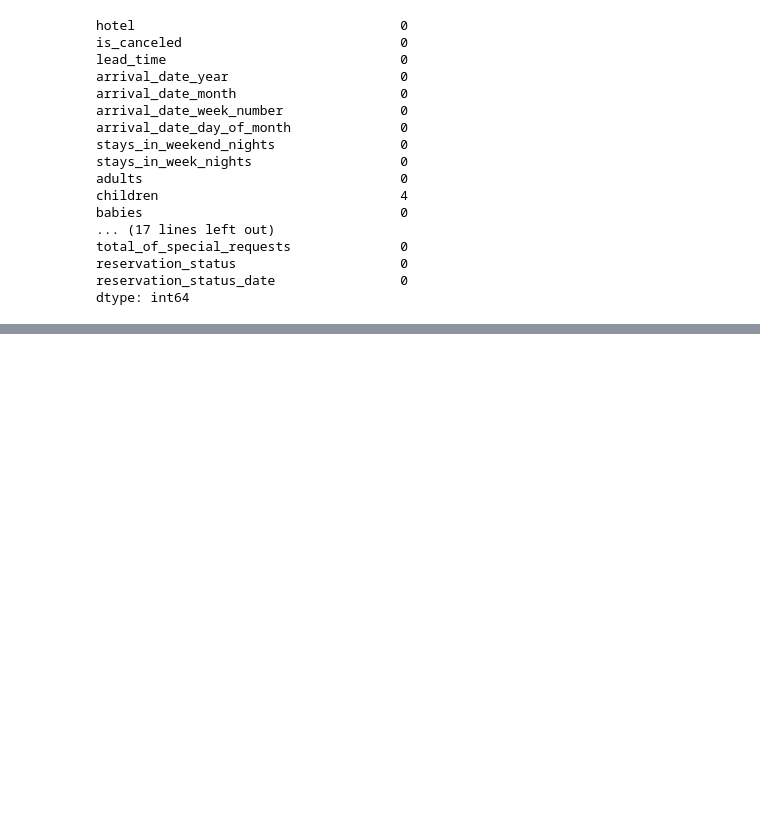
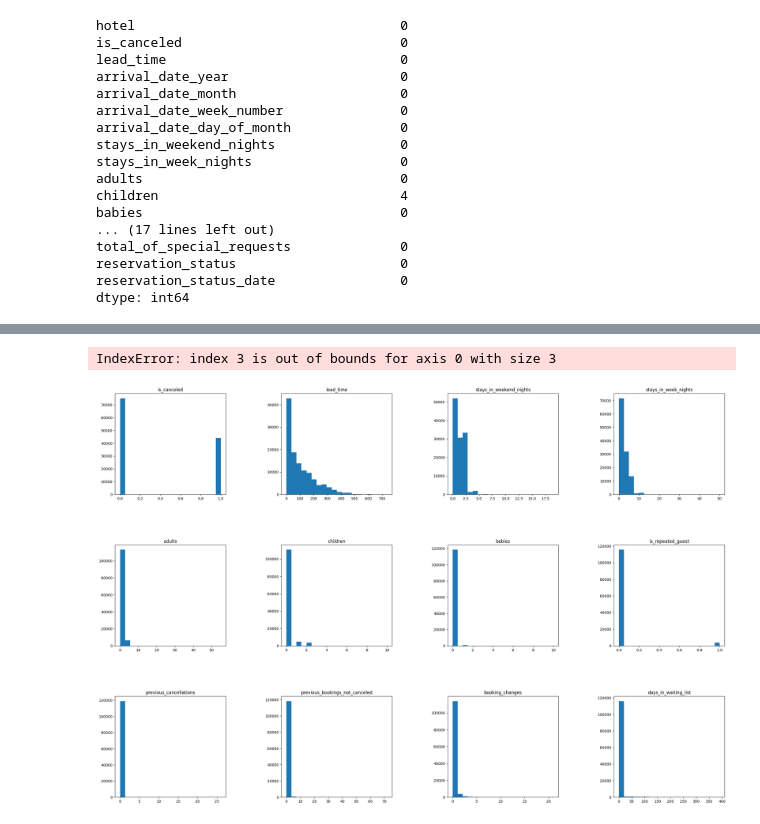
Before and after one commit to TraceGrain1/si618_final_project, a Jupyter notebook: Final_Project_Notebook.ipynb, the cells around one changed output, grey strips where cells are left out. Cells and saved outputs as stored; diff of their text form; code cells hidden in the pictures; blank space fills up the shorter version.

```diff
--- a/Final_Project_Notebook.ipynb
+++ b/Final_Project_Notebook.ipynb
@@ -202,6 +201,0 @@ hotel_bookings.describe(include='category')
-# %%
-# Plot the distibution of each of the numerical columns
-for i in hotel_bookings.select_dtypes(include='number').columns:
-    plt.hist(hotel_bookings[i], bins=20)
-    plt.title(i)
-    plt.show()
@@ -221,0 +202,32 @@ for i in hotel_bookings.select_dtypes(include='number').columns:
+# %%
+# use subplots to plot the distribution of each of the numerical columns in a histogram
+# this will allow us to see the distribution of each column in one plot
+fig, ax = plt.subplots(3, 4, figsize=(30, 20))
+
+# create a list of the numerical columns
+num_cols = hotel_bookings.select_dtypes(include='number').columns
+
+# create a counter to keep track of the row and column we are on
+row = 0
+col = 0
+
+# loop through each of the numerical columns
+for i in num_cols:
+    # plot the histogram of the column
+    ax[row, col].hist(hotel_bookings[i], bins=20)
+    # set the title of the plot to the name of the column
+    ax[row, col].set_title(i)
+    # increase the column counter by 1
+    col += 1
+    # if the column counter is equal to 3
+    if col == 4:
+        # reset the column counter to 0
+        col = 0
+        # increase the row counter by 1
+        row += 1
+
+# show the plots
+plt.show()
+# %% [output]
+IndexError: index 3 is out of bounds for axis 0 with size 3
+[figure, added]
```
Also changed, not shown: parts of 8 cells of this notebook.
